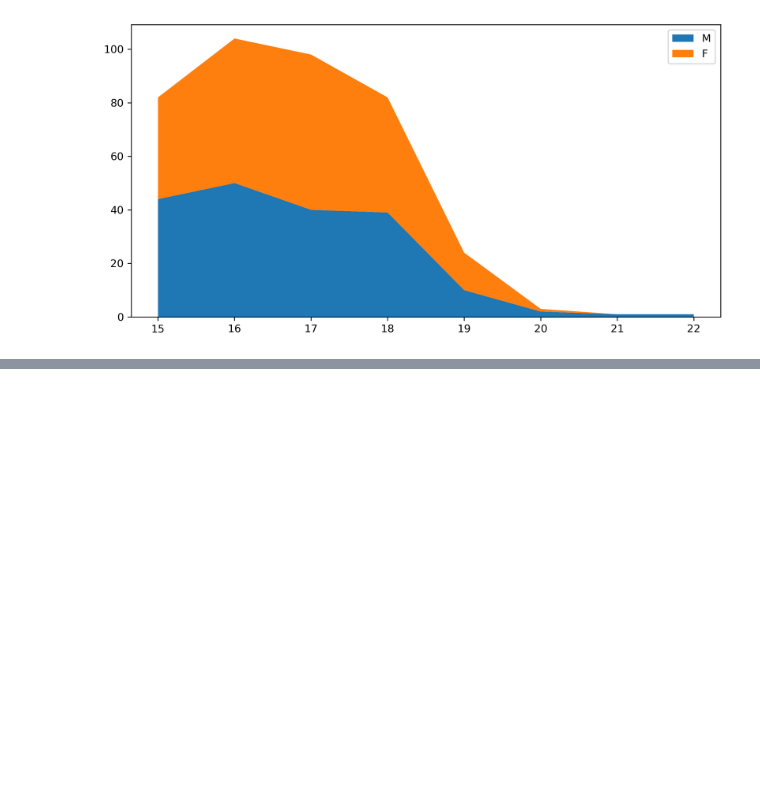
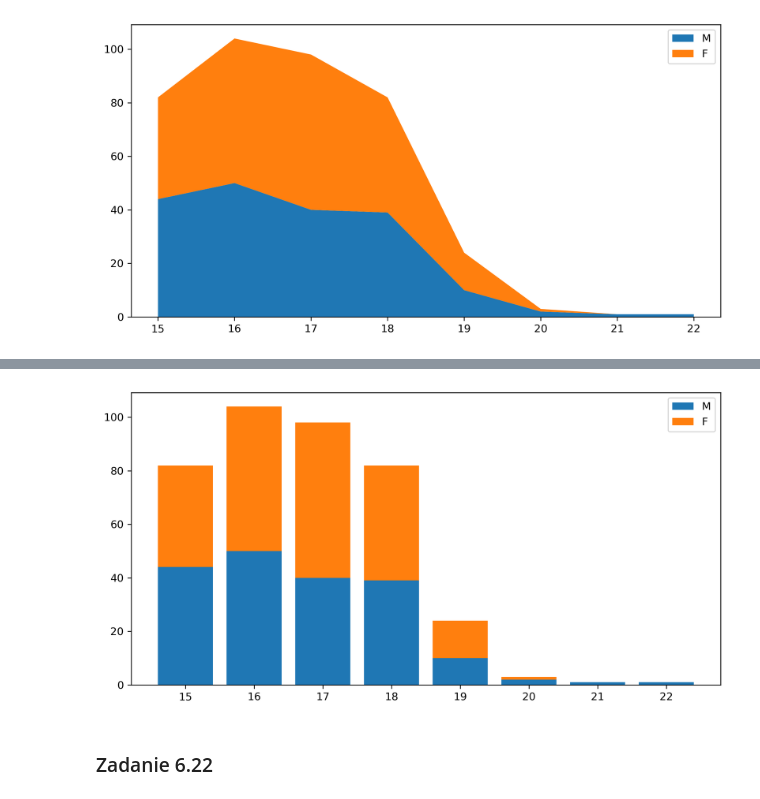
Before and after one commit to kplawik/MetodyWizualizacjiDanych, a Jupyter notebook: zadania_6.ipynb, the cells around one changed output, grey strips where cells are left out. Saved outputs shown, nothing was run; the diff lists cells and outputs as text; code cells hidden in the pictures; blank space fills up the shorter version.

```diff
--- a/zadania_6.ipynb
+++ b/zadania_6.ipynb
@@ -364,0 +397,5 @@ plt.close(1)
+# %%
+pivot_table = pd.pivot_table(dataset2, index='age', columns='sex', values='school', aggfunc='count', fill_value=0)
+students = pd.DataFrame(pivot_table['F'] + pivot_table['M'], columns=['students'])
+
+print(pivot_table)
@@ -364,0 +413,11 @@ plt.close(1)
+# %%
+plt.figure(figsize=(10, 5), dpi=300, num=1)
+plt.bar(pivot_table.index, pivot_table['M'], label='M')
+plt.bar(pivot_table.index, pivot_table['F'], label='F', bottom=pivot_table['M'])
+plt.legend()
+plt.show()
+plt.close(1)
+# %% [output]
+[figure, added]
+# %% [markdown]
+### Zadanie 6.22
```
Also changed, not shown: parts of 18 cells of this notebook.
